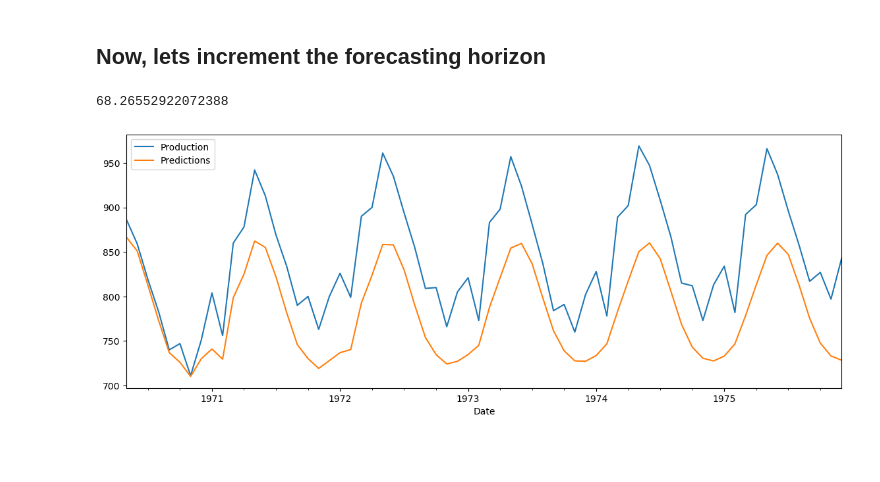
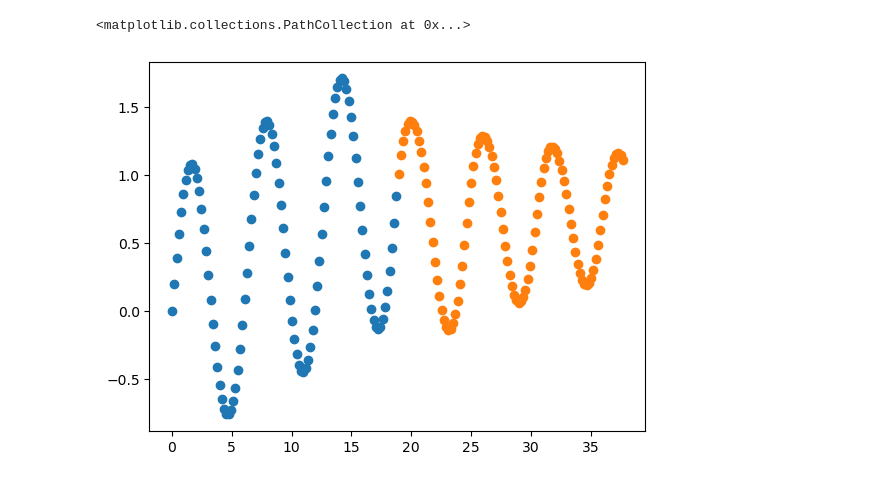
Before and after one commit to herrmilt/PythonLectures, a Jupyter notebook: Lecture8/lstm.ipynb, the cells around one changed output. Saved outputs shown, nothing was run; the diff lists cells and outputs as text; code cells hidden in the pictures; blank space fills up the shorter version.

```diff
--- a/Lecture8/lstm.ipynb
+++ b/Lecture8/lstm.ipynb
@@ -75,7 +94,6 @@ Trainable params: 40,901
 Non-trainable params: 0
 _________________________________________________________________
 # %%
-# fit model
-model.fit(generator,epochs=50)
+model.fit(generator,epochs=50, verbose=False)
 # %% [output]
 Epoch 1/50
@@ -107,7 +117,7 @@ Lets predict the whole test set
 # %%
 test_predictions = []
 
-first_eval_batch = scaled_train[-n_input:]
+first_eval_batch = train[-n_input:]
 current_batch = first_eval_batch.reshape((1, n_input, n_features))
 
 for i in range(len(test)):
@@ -116,7 +126,7 @@ for i in range(len(test)):
     current_pred = model.predict(current_batch, verbose=False)[0]
 
     # append the prediction into the array
-    test_predictions.append(current_pred)
+    test_predictions.append(current_pred[0])
 
     # use the prediction to update the batch and remove the first value
     current_batch = np.append(current_batch[:,1:,:],[[current_pred]],axis=1)
@@ -190,14 +133,6 @@ test_number_of_inputs(2)
-# %% [markdown]
-## Now, lets increment the forecasting horizon
-# %%
-train = df.iloc[:100]
-test = df.iloc[100:]
-# %%
-scaler.fit(train)
-scaled_train = scaler.transform(train)
-scaled_test = scaler.transform(test)
-# %%
-test_number_of_inputs(12, 50)
-# %% [output]
-68.26552922072388
-[figure, removed]
+# %%
+plt.scatter(x[:cut_point], train)
+plt.scatter(x[cut_point:], np.array(test_predictions))
+# %% [output]
+<matplotlib.collections.PathCollection at 0x...>
+[figure, added]
```
Also changed, not shown: parts of 27 cells of this notebook, 3 other files.
